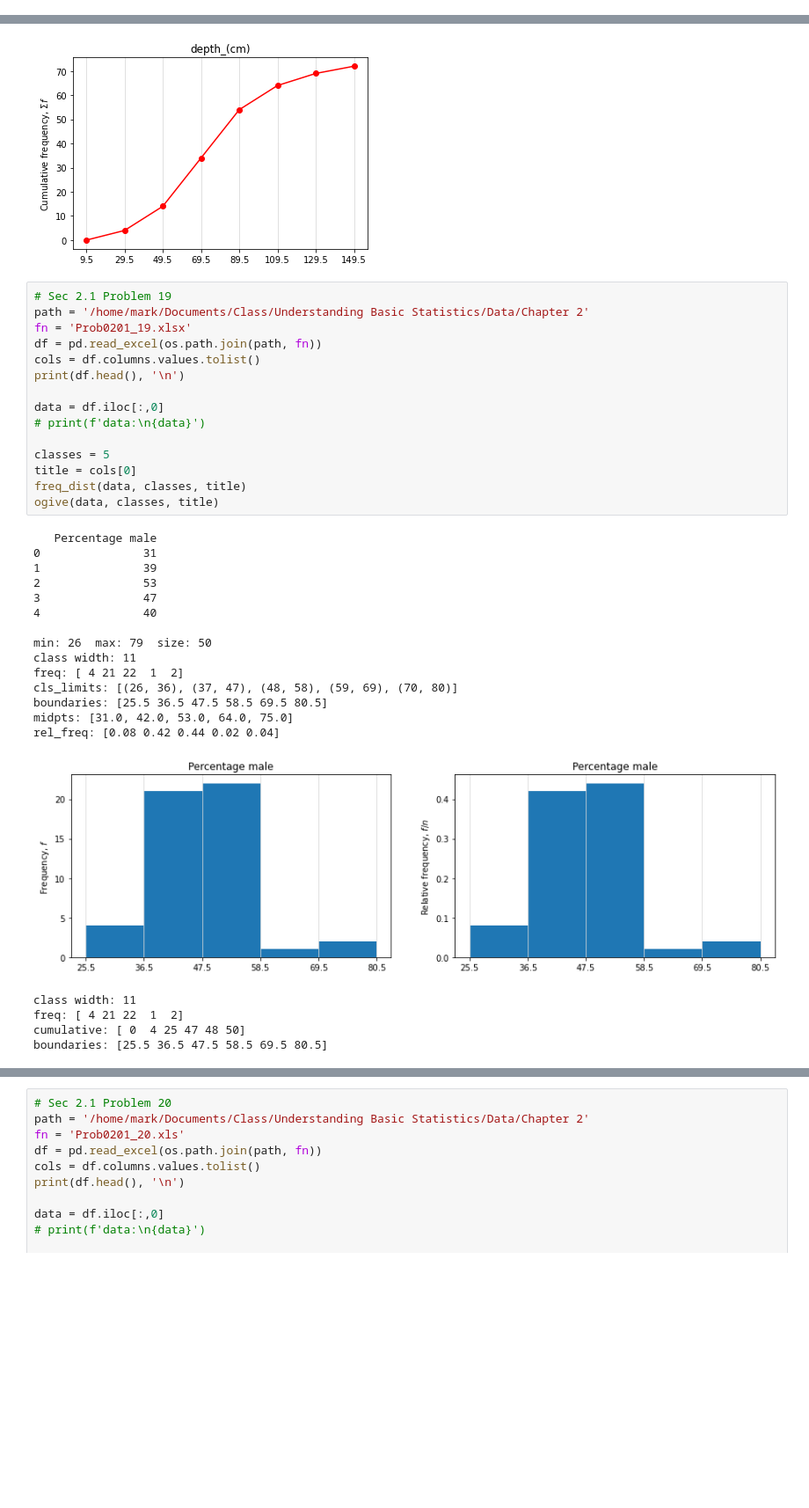
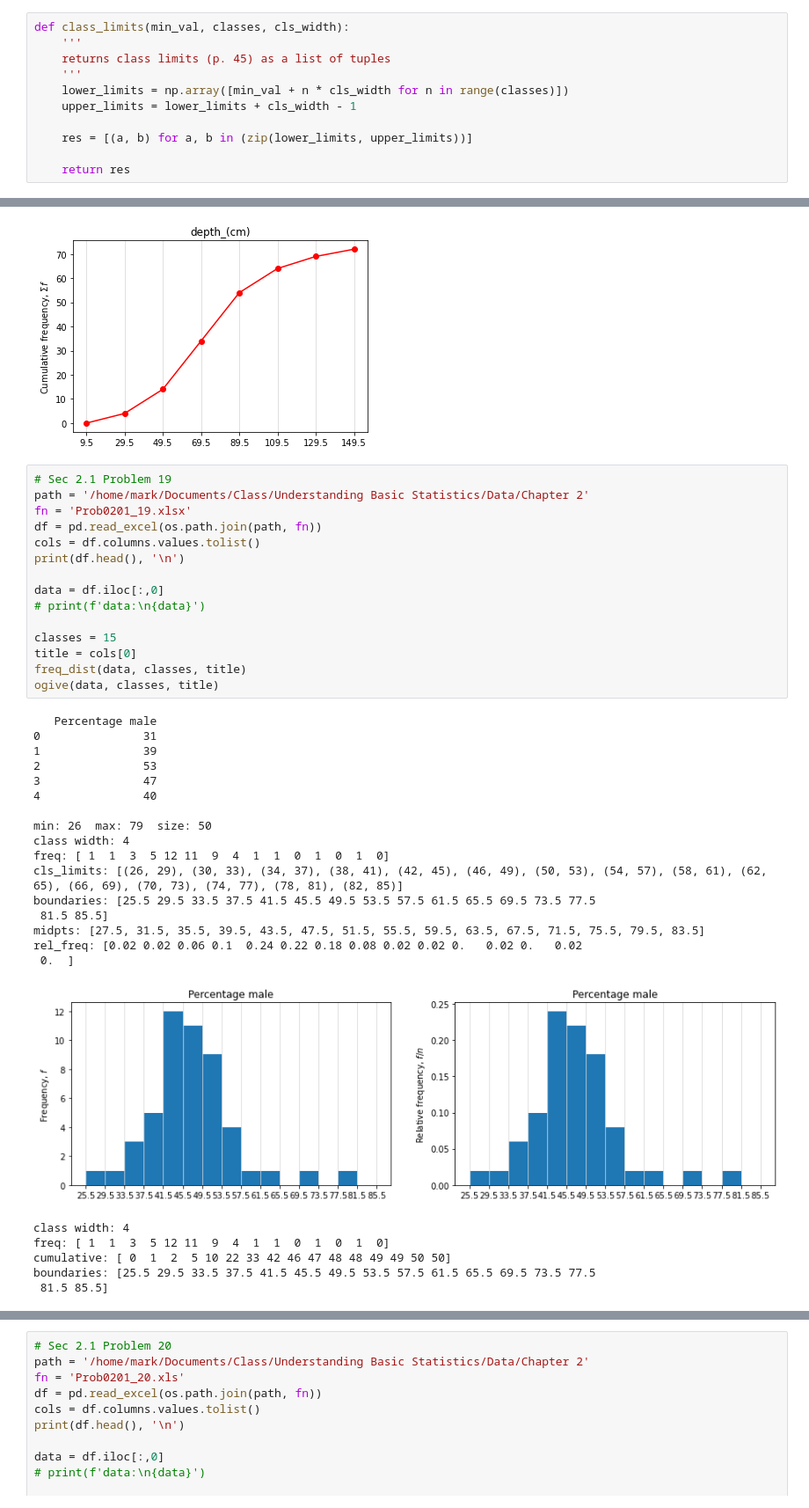
Before and after one commit to markrichter14/Stats, a Jupyter notebook: Chapter 2.ipynb, the cells around one changed output, grey strips where cells are left out. Shown at 88% size. Saved outputs shown, nothing was run; the diff lists cells and outputs as text; blank space fills up the shorter version.

```diff
--- a/Chapter 2.ipynb
+++ b/Chapter 2.ipynb
@@ -9,0 +28,11 @@ import os
+# %%
+def class_limits(min_val, classes, cls_width):
+    '''
+    returns class limits (p. 45) as a list of tuples
+    '''
+    lower_limits = np.array([min_val + n * cls_width for n in range(classes)])
+    upper_limits = lower_limits + cls_width - 1
+
+    res = [(a, b) for a, b in (zip(lower_limits, upper_limits))]
+
+    return res
@@ -485,35 +687,38 @@ boundaries: [  9.5  29.5  49.5  69.5  89.5 109.5 129.5 149.5]
 # %%
 # Sec 2.1 Problem 19
 path = '/home/mark/Documents/Class/Understanding Basic Statistics/Data/Chapter 2'
 fn = 'Prob0201_19.xlsx'
 df = pd.read_excel(os.path.join(path, fn))
 cols = df.columns.values.tolist()
 print(df.head(), '\n')
 
 data = df.iloc[:,0]
 # print(f'data:\n{data}')
 
-classes = 5
+classes = 15
 title = cols[0]
 freq_dist(data, classes, title)
 ogive(data, classes, title)
 # %% [output]
    Percentage male
 0               31
 1               39
 2               53
 3               47
 4               40
 
 min: 26  max: 79  size: 50
-class width: 11
-freq: [ 4 21 22  1  2]
-cls_limits: [(26, 36), (37, 47), (48, 58), (59, 69), (70, 80)]
-boundaries: [25.5 36.5 47.5 58.5 69.5 80.5]
-midpts: [31.0, 42.0, 53.0, 64.0, 75.0]
-rel_freq: [0.08 0.42 0.44 0.02 0.04]
+class width: 4
+freq: [ 1  1  3  5 12 11  9  4  1  1  0  1  0  1  0]
+cls_limits: [(26, 29), (30, 33), (34, 37), (38, 41), (42, 45), (46, 49), (50, 53), (54, 57), (58, 61), (62, 65), (66, 69), (70, 73), (74, 77), (78, 81), (82, 85)]
+boundaries: [25.5 29.5 33.5 37.5 41.5 45.5 49.5 53.5 57.5 61.5 65.5 69.5 73.5 77.5
+ 81.5 85.5]
+midpts: [27.5, 31.5, 35.5, 39.5, 43.5, 47.5, 51.5, 55.5, 59.5, 63.5, 67.5, 71.5, 75.5, 79.5, 83.5]
+rel_freq: [0.02 0.02 0.06 0.1  0.24 0.22 0.18 0.08 0.02 0.02 0.   0.02 0.   0.02
+ 0.  ]
-[figure, old version]
+[figure, new version]
-class width: 11
-freq: [ 4 21 22  1  2]
-cumulative: [ 0  4 25 47 48 50]
-boundaries: [25.5 36.5 47.5 58.5 69.5 80.5]
+class width: 4
+freq: [ 1  1  3  5 12 11  9  4  1  1  0  1  0  1  0]
+cumulative: [ 0  1  2  5 10 22 33 42 46 47 48 48 49 49 50 50]
+boundaries: [25.5 29.5 33.5 37.5 41.5 45.5 49.5 53.5 57.5 61.5 65.5 69.5 73.5 77.5
+ 81.5 85.5]
```
Also changed, not shown: parts of 47 cells of this notebook, 4 other files.
